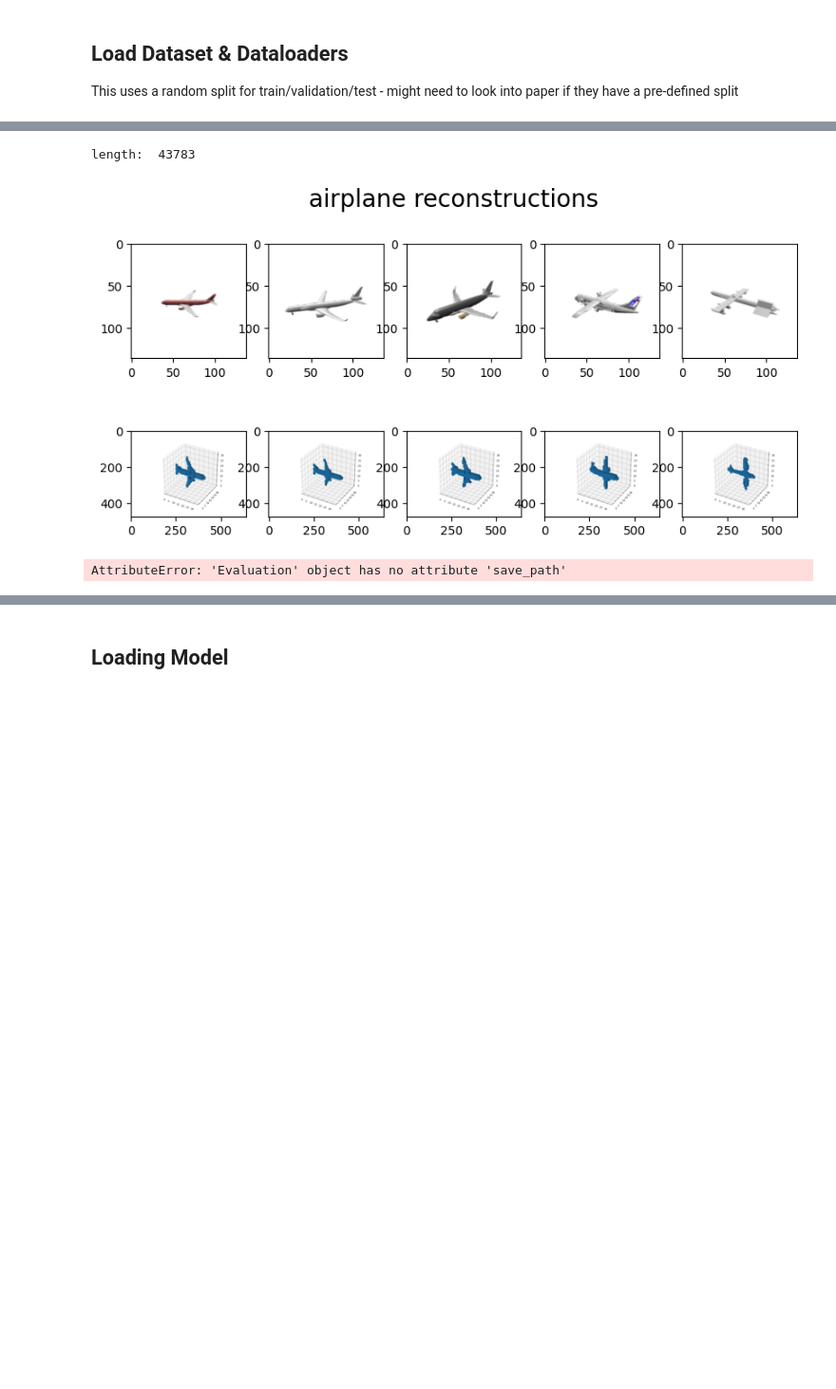
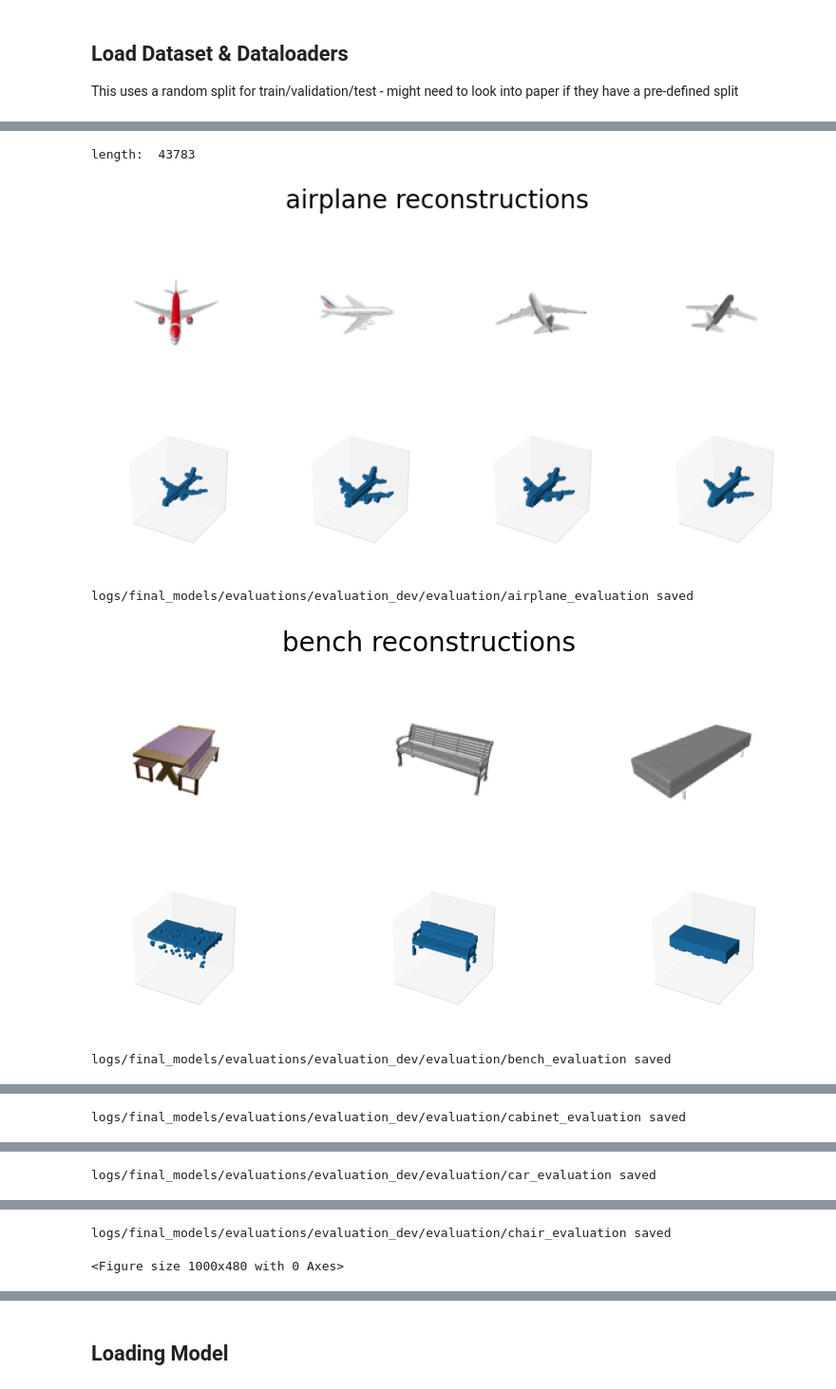
Before and after one commit to Streakfull/3DML, a Jupyter notebook: Project/src/train-Copy1.ipynb, the cells around one changed output, grey strips where cells are left out. Shown at 95% size. Saved outputs shown, nothing was run; the diff lists cells and outputs as text; code cells hidden in the pictures; blank space fills up the shorter version.

Commit message:
adds evaluations

```diff
--- a/Project/src/train-Copy1.ipynb
+++ b/Project/src/train-Copy1.ipynb
@@ -66,35 +83,38 @@ dataset = ShapeNet(cat="all",is_overfit=False, nimgs=16) #Change overfit param h
 print('length: ', len(dataset))
 dataset[0]
 # train_ds, valid_ds, test_ds = torch.utils.data.random_split(
 #     dataset, [35026, 4379, 4378])
 
 train_ds, valid_ds, test_ds = torch.utils.data.random_split(
      dataset, [35026, 64, 8693])
 
 train_dataloader = torch.utils.data.DataLoader(
         train_ds,   # Datasets return data one sample at a time; Dataloaders use them and aggregate samples into batches
         batch_size=config['batch_size'],   # The size of batches is defined here
         shuffle=True,    # Shuffling the order of samples is useful during training to prevent that the network learns to depend on the order of the input data
         num_workers=6,   # Data is usually loaded in parallel by num_workers
         pin_memory=True,  # This is an implementation detail to speed up data uploading to the GPU
         # worker_init_fn=train_dataset.worker_init_fn  TODO: Uncomment this line if you are using shapenet_zip on Google Colab
     )
 
 validation_dataloader = torch.utils.data.DataLoader(
         valid_ds,   # Datasets return data one sample at a time; Dataloaders use them and aggregate samples into batches
         batch_size=config['batch_size'],   # The size of batches is defined here
         shuffle=True,    # Shuffling the order of samples is useful during training to prevent that the network learns to depend on the order of the input data
         num_workers=6,   # Data is usually loaded in parallel by num_workers
         pin_memory=True,  # This is an implementation detail to speed up data uploading to the GPU
         # worker_init_fn=train_dataset.worker_init_fn  TODO: Uncomment this line if you are using shapenet_zip on Google Colab
     )
 
 
-evaluator = Evaluation(validation_dataloader, model, device, experiment_dir)
+evaluator = Evaluation(validation_dataloader, model, device, f"{experiment_dir}/evaluation")
 evaluator.evaluate()
-evaluator.visualizations()
-#evaluator.save_dict()
+# evaluator.class_visualizations()
+# evaluator.all_visualizations()
+evaluator.save_dict()
 # %% [output]
 length:  43783
-[figure, old version]
+[figure, new version]
-AttributeError: 'Evaluation' object has no attribute 'save_path'
+logs/final_models/evaluations/evaluation_dev/evaluation/airplane_evaluation saved
+[figure, added]
+logs/final_models/evaluations/evaluation_dev/evaluation/bench_evaluation saved
@@ -100,0 +122 @@ AttributeError: 'Evaluation' object has no attribute 'save_path'
+logs/final_models/evaluations/evaluation_dev/evaluation/cabinet_evaluation saved
@@ -100,0 +124 @@ AttributeError: 'Evaluation' object has no attribute 'save_path'
+logs/final_models/evaluations/evaluation_dev/evaluation/car_evaluation saved
@@ -100,0 +126,2 @@ AttributeError: 'Evaluation' object has no attribute 'save_path'
+logs/final_models/evaluations/evaluation_dev/evaluation/chair_evaluation saved
+<Figure size 1000x480 with 0 Axes>
```
Also changed, not shown: parts of 5 cells of this notebook, 6 other files.
